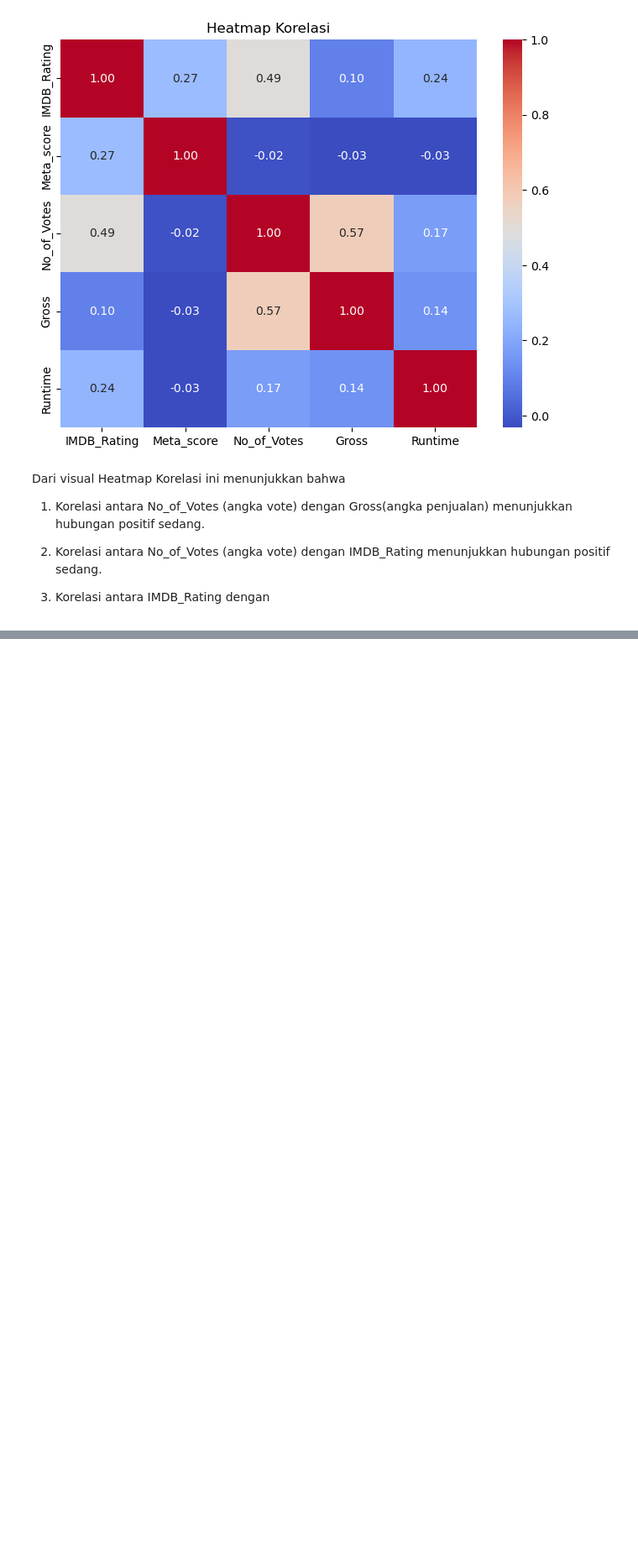
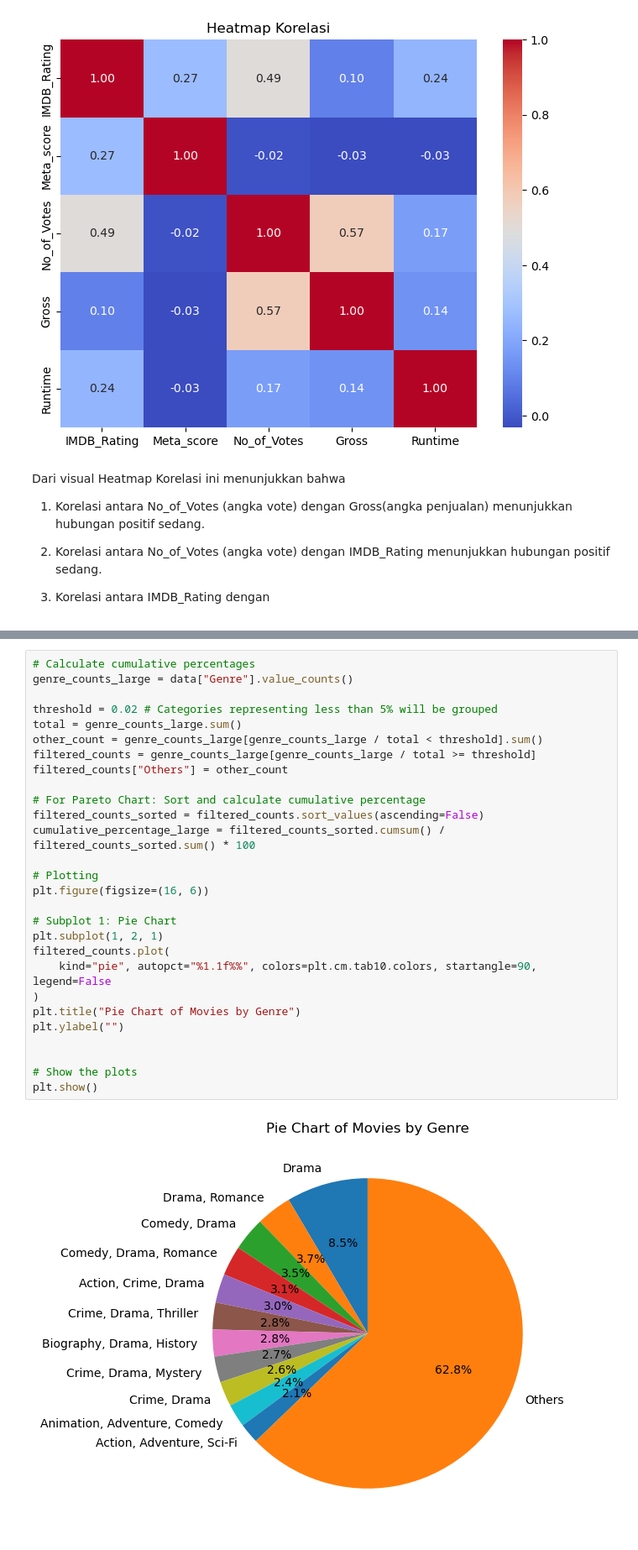
Before and after one commit to sipalingnub/fpStatpropb24, a Jupyter notebook: FP_Statprob_2024 (1).ipynb, the cells around one changed output, grey strips where cells are left out. Shown: that part at 84% size. Saved outputs shown, nothing was run; the diff lists cells and outputs as text; blank space fills up the shorter version.

```diff
--- a/FP_Statprob_2024 (1).ipynb
+++ b/FP_Statprob_2024 (1).ipynb
@@ -103,0 +201,30 @@ halo ini cla
+# %%
+# Calculate cumulative percentages
+genre_counts_large = data["Genre"].value_counts()
+
+threshold = 0.02 # Categories representing less than 5% will be grouped
+total = genre_counts_large.sum()
+other_count = genre_counts_large[genre_counts_large / total < threshold].sum()
+filtered_counts = genre_counts_large[genre_counts_large / total >= threshold]
+filtered_counts["Others"] = other_count
+
+# For Pareto Chart: Sort and calculate cumulative percentage
+filtered_counts_sorted = filtered_counts.sort_values(ascending=False)
+cumulative_percentage_large = filtered_counts_sorted.cumsum() / filtered_counts_sorted.sum() * 100
+
+# Plotting
+plt.figure(figsize=(16, 6))
+
+# Subplot 1: Pie Chart
+plt.subplot(1, 2, 1)
+filtered_counts.plot(
+    kind="pie", autopct="%1.1f%%", colors=plt.cm.tab10.colors, startangle=90, legend=False
+)
+plt.title("Pie Chart of Movies by Genre")
+plt.ylabel("")
+
+
+# Show the plots
+plt.show()
+# %% [output]
+[figure, added]
```
Also changed, not shown: parts of 5 cells of this notebook.
